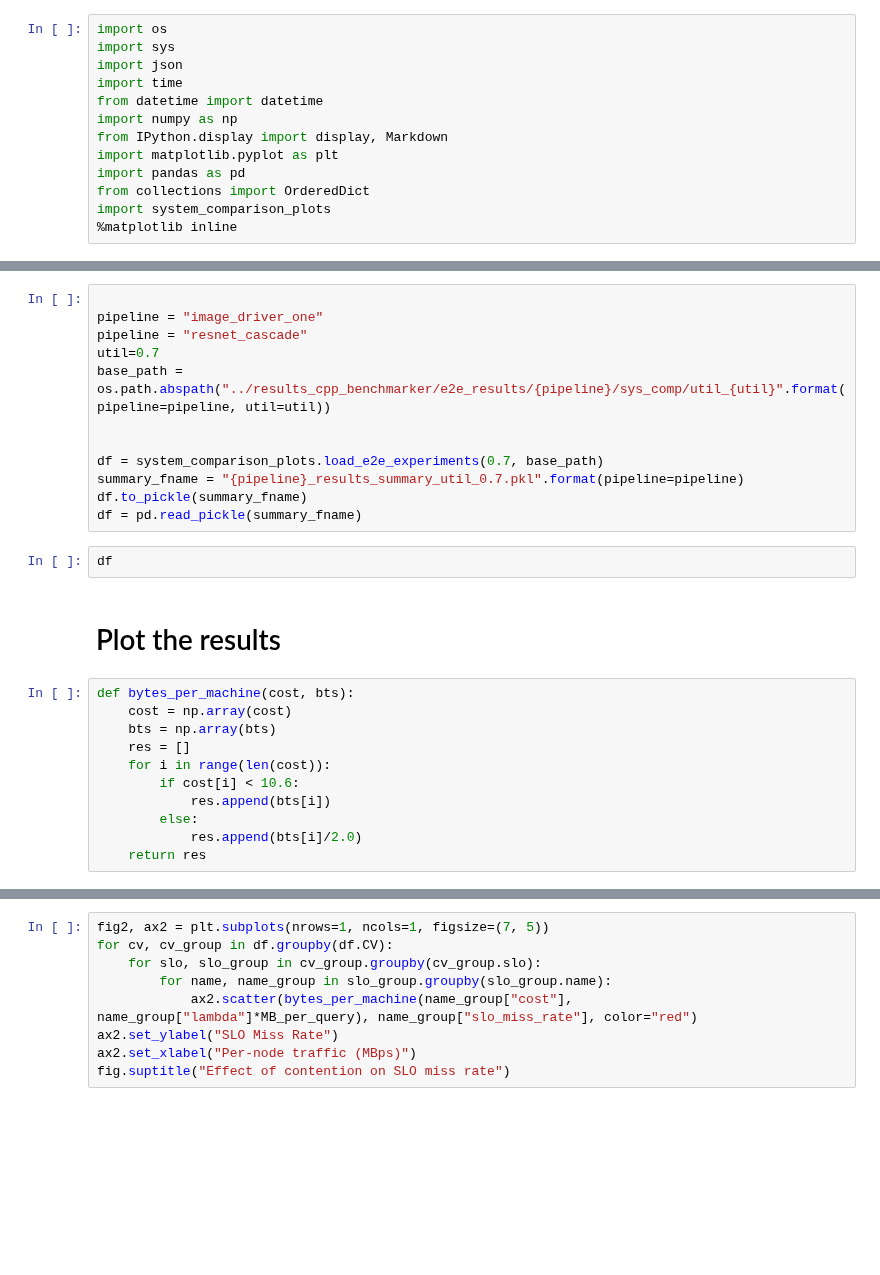
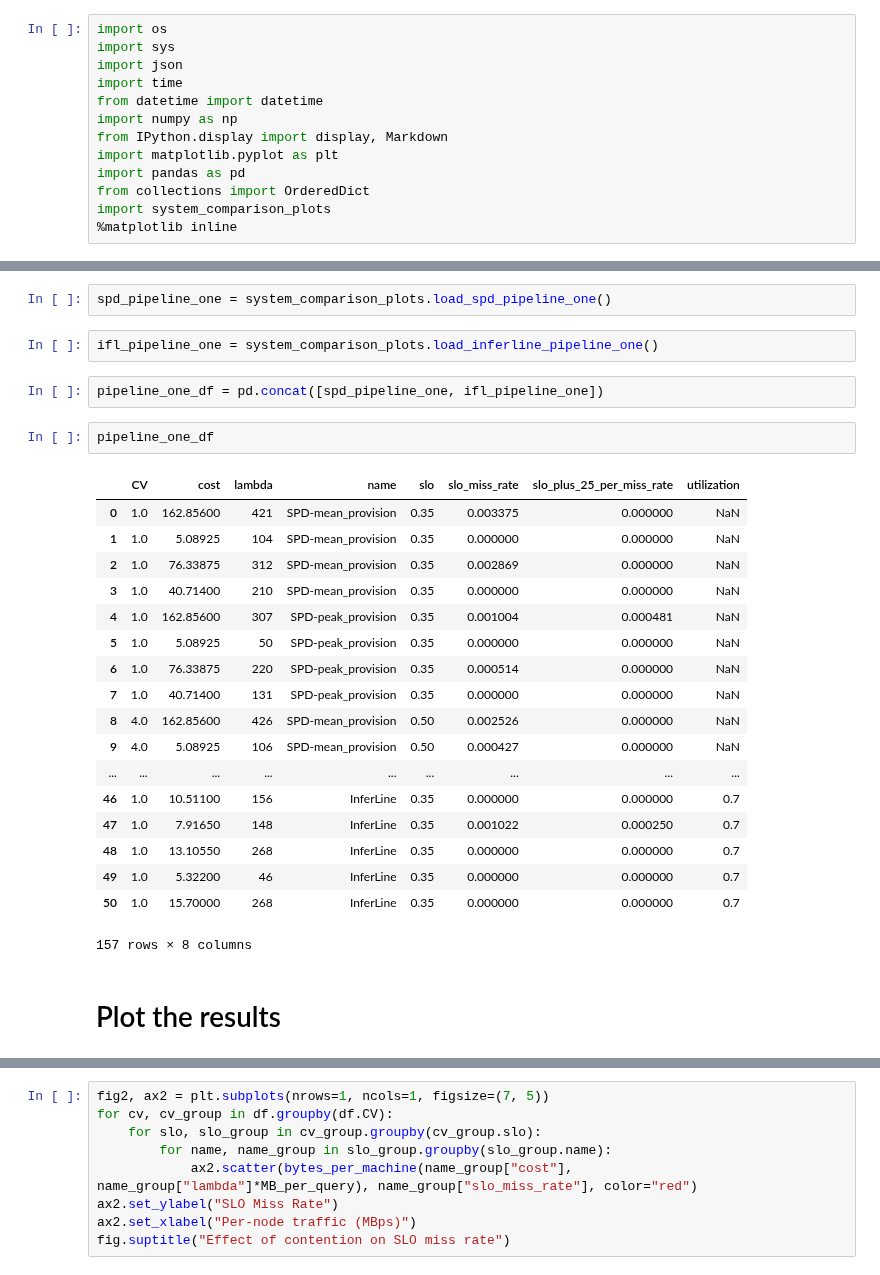
Before and after one commit to dcrankshaw/plots-model-comp-paper, a Jupyter notebook: plotting/system_comparison_plots_scratch.ipynb, the cells around one changed output, grey strips where cells are left out. Saved outputs shown, nothing was run; the diff lists cells and outputs as text; blank space fills up the shorter version.

```diff
--- a/plotting/system_comparison_plots_scratch.ipynb
+++ b/plotting/system_comparison_plots_scratch.ipynb
@@ -19,28 +17,30 @@ import system_comparison_plots
-# %%
-
-pipeline = "image_driver_one"
-pipeline = "resnet_cascade"
-util=0.7
-base_path = os.path.abspath("../results_cpp_benchmarker/e2e_results/{pipeline}/sys_comp/util_{util}".format(pipeline=pipeline, util=util))
-
-
-df = system_comparison_plots.load_e2e_experiments(0.7, base_path)
-summary_fname = "{pipeline}_results_summary_util_0.7.pkl".format(pipeline=pipeline)
-df.to_pickle(summary_fname)
-df = pd.read_pickle(summary_fname)
-# %%
-df
+# %%
+spd_pipeline_one = system_comparison_plots.load_spd_pipeline_one()
+# %%
+ifl_pipeline_one = system_comparison_plots.load_inferline_pipeline_one()
+# %%
+pipeline_one_df = pd.concat([spd_pipeline_one, ifl_pipeline_one])
+# %%
+pipeline_one_df
+# %% [output]
+|  | CV | cost | lambda | name | slo | slo_miss_rate | slo_plus_25_per_miss_rate | utilization |
+| 0 | 1.0 | 162.85600 | 421 | SPD-mean_provision | 0.35 | 0.003375 | 0.000000 | NaN |
+| 1 | 1.0 | 5.08925 | 104 | SPD-mean_provision | 0.35 | 0.000000 | 0.000000 | NaN |
+| 2 | 1.0 | 76.33875 | 312 | SPD-mean_provision | 0.35 | 0.002869 | 0.000000 | NaN |
+| 3 | 1.0 | 40.71400 | 210 | SPD-mean_provision | 0.35 | 0.000000 | 0.000000 | NaN |
+| 4 | 1.0 | 162.85600 | 307 | SPD-peak_provision | 0.35 | 0.001004 | 0.000481 | NaN |
+| 5 | 1.0 | 5.08925 | 50 | SPD-peak_provision | 0.35 | 0.000000 | 0.000000 | NaN |
+| 6 | 1.0 | 76.33875 | 220 | SPD-peak_provision | 0.35 | 0.000514 | 0.000000 | NaN |
+| 7 | 1.0 | 40.71400 | 131 | SPD-peak_provision | 0.35 | 0.000000 | 0.000000 | NaN |
+| 8 | 4.0 | 162.85600 | 426 | SPD-mean_provision | 0.50 | 0.002526 | 0.000000 | NaN |
+| 9 | 4.0 | 5.08925 | 106 | SPD-mean_provision | 0.50 | 0.000427 | 0.000000 | NaN |
+| ... | ... | ... | ... | ... | ... | ... | ... | ... |
+| 46 | 1.0 | 10.51100 | 156 | InferLine | 0.35 | 0.000000 | 0.000000 | 0.7 |
+| 47 | 1.0 | 7.91650 | 148 | InferLine | 0.35 | 0.001022 | 0.000250 | 0.7 |
+| 48 | 1.0 | 13.10550 | 268 | InferLine | 0.35 | 0.000000 | 0.000000 | 0.7 |
+| 49 | 1.0 | 5.32200 | 46 | InferLine | 0.35 | 0.000000 | 0.000000 | 0.7 |
+| 50 | 1.0 | 15.70000 | 268 | InferLine | 0.35 | 0.000000 | 0.000000 | 0.7 |
+157 rows × 8 columns
 # %% [markdown]
 # Plot the results
-# %%
-def bytes_per_machine(cost, bts):
-    cost = np.array(cost)
-    bts = np.array(bts)
-    res = []
-    for i in range(len(cost)):
-        if cost[i] < 10.6:
-            res.append(bts[i])
-        else:
-            res.append(bts[i]/2.0)
-    return res
 # %%
```
Also changed, not shown: parts of 2 cells of this notebook, 3 other files.
